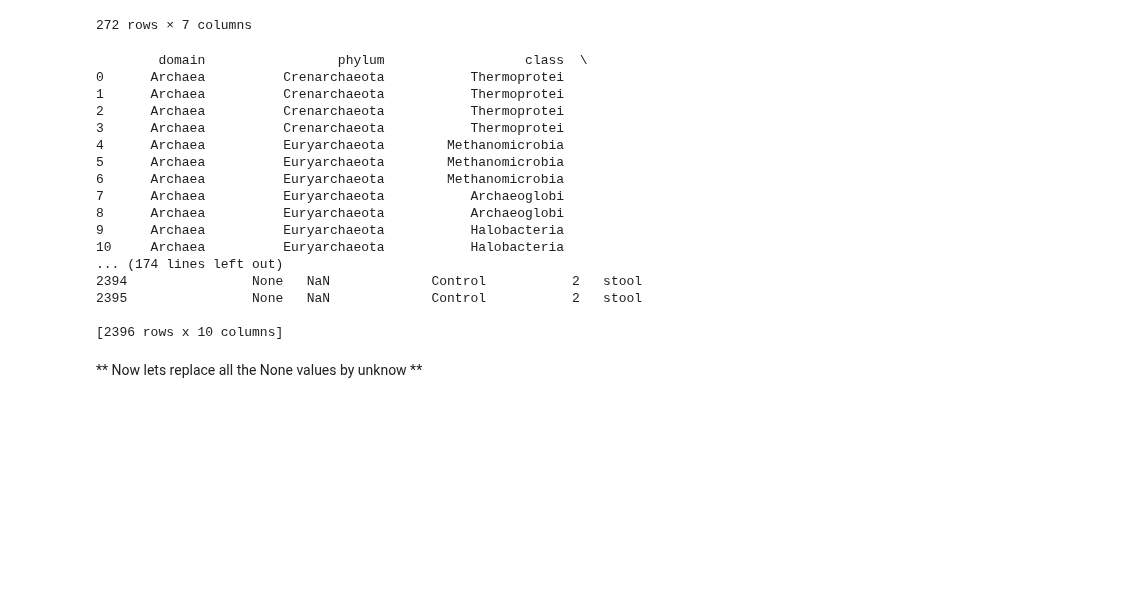
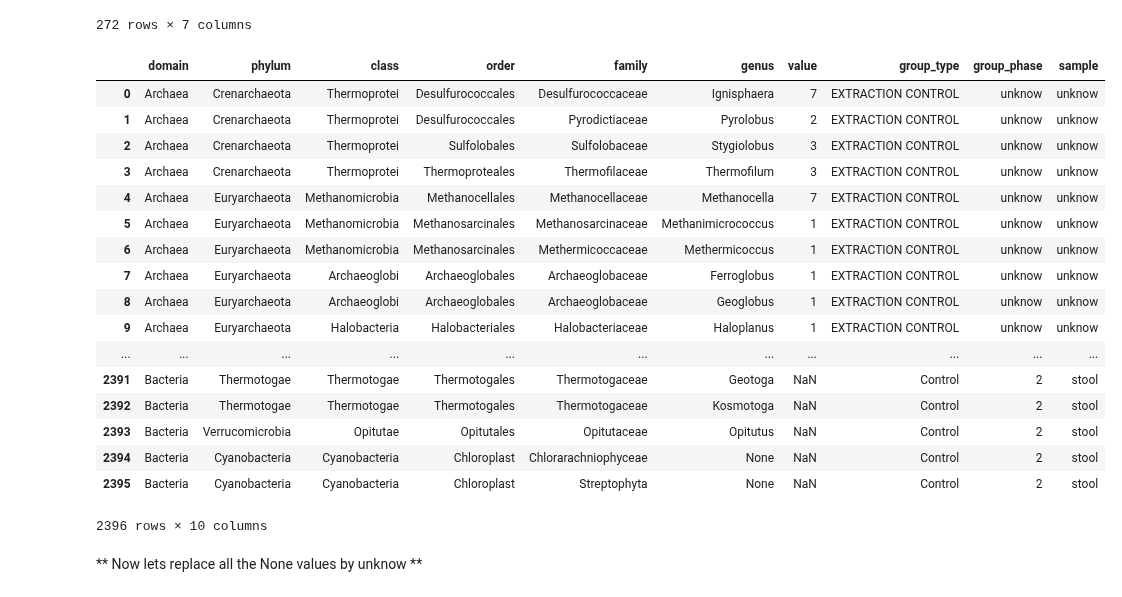
Before and after one commit to vincenzobaz/VBTALL-ADA2017, a Jupyter notebook: Homework 1.ipynb, the cells around one changed output. Drawn from its saved outputs; the diff is of its cells as text; code cells hidden in the pictures; blank space fills up the shorter version.

Commit message:
More complete classification function and cleanup

```diff
--- a/Homework 1.ipynb
+++ b/Homework 1.ipynb
@@ -468,45 +481,44 @@ classifier_series
 # %%
 # Loop over all the datasheets
 clean_data = pd.DataFrame(columns=df_col_list)
 for metadata_row in metadata.itertuples():
     raw_data = pd.read_excel(MICROBIOME_FOLDER+"/"+metadata_row.barcode+".xls", sheetname='Sheet 1', header=None)
     # Change column names to something clearer
     raw_data.columns = ["raw_classification", "value"]
-    raw_data["group_type"]  = metadata_row.group_type
-    raw_data["group_phase"] = metadata_row.group_phase
-    raw_data["sample"]      = metadata_row.sample
+
+    # For each datasheet create a local classified set of data
     classifier_array = []
-    # For each datasheet create a local classified set of data
     for row_data in raw_data.itertuples():
         classifier_array.append(get_classifiers(row_data.raw_classification))
     local_classified = pd.DataFrame(classifier_array, columns=scientific_classification)
     # To the local set of data add the columns that are not the classification
     local_classified["value"]       = test_data["value"]
-    local_classified["group_type"]  = raw_data["group_type"]
-    local_classified["group_phase"] = raw_data["group_phase"]
-    local_classified["sample"]      = raw_data["sample"]
+    local_classified["group_type"]  = metadata_row.group_type
+    local_classified["group_phase"] = metadata_row.group_phase
+    local_classified["sample"]      = metadata_row.sample
     # Append this local set of data to "clean_data", which is the merge of the data from each measurements
     clean_data = clean_data.append(local_classified, ignore_index=True)
 
-print(clean_data)
+clean_data
 # %% [output]
+|  | domain | phylum | class | order | family | genus | value | group_type | group_phase | sample |
+| 0 | Archaea | Crenarchaeota | Thermoprotei | Desulfurococcales | Desulfurococcaceae | Ignisphaera | 7 | EXTRACTION CONTROL | unknow | unknow |
+| 1 | Archaea | Crenarchaeota | Thermoprotei | Desulfurococcales | Pyrodictiaceae | Pyrolobus | 2 | EXTRACTION CONTROL | unknow | unknow |
+| 2 | Archaea | Crenarchaeota | Thermoprotei | Sulfolobales | Sulfolobaceae | Stygiolobus | 3 | EXTRACTION CONTROL | unknow | unknow |
+| 3 | Archaea | Crenarchaeota | Thermoprotei | Thermoproteales | Thermofilaceae | Thermofilum | 3 | EXTRACTION CONTROL | unknow | unknow |
+| 4 | Archaea | Euryarchaeota | Methanomicrobia | Methanocellales | Methanocellaceae | Methanocella | 7 | EXTRACTION CONTROL | unknow | unknow |
+| 5 | Archaea | Euryarchaeota | Methanomicrobia | Methanosarcinales | Methanosarcinaceae | Methanimicrococcus | 1 | EXTRACTION CONTROL | unknow | unknow |
+| 6 | Archaea | Euryarchaeota | Methanomicrobia | Methanosarcinales | Methermicoccaceae | Methermicoccus | 1 | EXTRACTION CONTROL | unknow | unknow |
+| 7 | Archaea | Euryarchaeota | Archaeoglobi | Archaeoglobales | Archaeoglobaceae | Ferroglobus | 1 | EXTRACTION CONTROL | unknow | unknow |
+| 8 | Archaea | Euryarchaeota | Archaeoglobi | Archaeoglobales | Archaeoglobaceae | Geoglobus | 1 | EXTRACTION CONTROL | unknow | unknow |
+| 9 | Archaea | Euryarchaeota | Halobacteria | Halobacteriales | Halobacteriaceae | Haloplanus | 1 | EXTRACTION CONTROL | unknow | unknow |
+| ... | ... | ... | ... | ... | ... | ... | ... | ... | ... | ... |
+| 2391 | Bacteria | Thermotogae | Thermotogae | Thermotogales | Thermotogaceae | Geotoga | NaN | Control | 2 | stool |
+| 2392 | Bacteria | Thermotogae | Thermotogae | Thermotogales | Thermotogaceae | Kosmotoga | NaN | Control | 2 | stool |
+| 2393 | Bacteria | Verrucomicrobia | Opitutae | Opitutales | Opitutaceae | Opitutus | NaN | Control | 2 | stool |
+| 2394 | Bacteria | Cyanobacteria | Cyanobacteria | Chloroplast | Chlorarachniophyceae | None | NaN | Control | 2 | stool |
+| 2395 | Bacteria | Cyanobacteria | Cyanobacteria | Chloroplast | Streptophyta | None | NaN | Control | 2 | stool |
-        domain                 phylum                  class  \
-0      Archaea          Crenarchaeota           Thermoprotei
-1      Archaea          Crenarchaeota           Thermoprotei
-2      Archaea          Crenarchaeota           Thermoprotei
-3      Archaea          Crenarchaeota           Thermoprotei
-4      Archaea          Euryarchaeota        Methanomicrobia
-5      Archaea          Euryarchaeota        Methanomicrobia
-6      Archaea          Euryarchaeota        Methanomicrobia
-7      Archaea          Euryarchaeota           Archaeoglobi
-8      Archaea          Euryarchaeota           Archaeoglobi
-9      Archaea          Euryarchaeota           Halobacteria
-10     Archaea          Euryarchaeota           Halobacteria
-... (174 lines left out)
-2394                None   NaN             Control           2   stool
-2395                None   NaN             Control           2   stool
-
-[2396 rows x 10 columns]
+2396 rows × 10 columns
 # %% [markdown]
 ** Now lets replace all the None values by unknow **
 # %%
```
Also changed, not shown: parts of 4 cells of this notebook.
